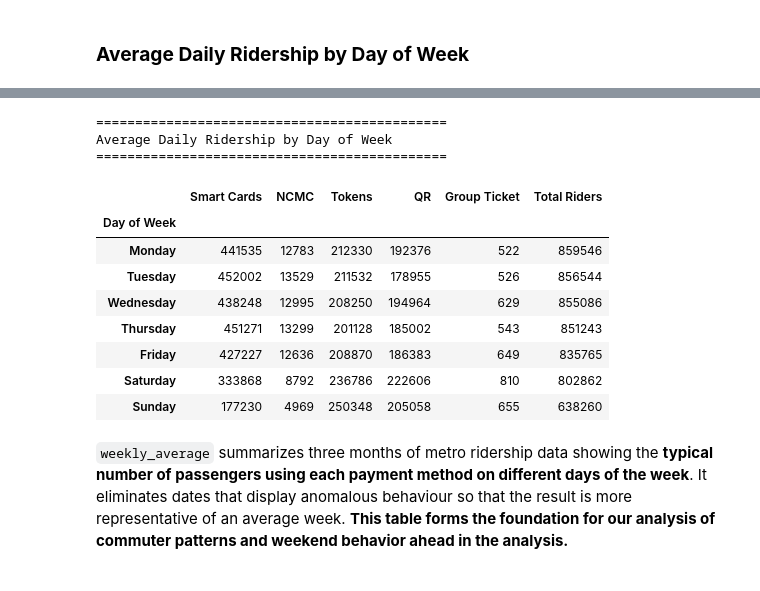
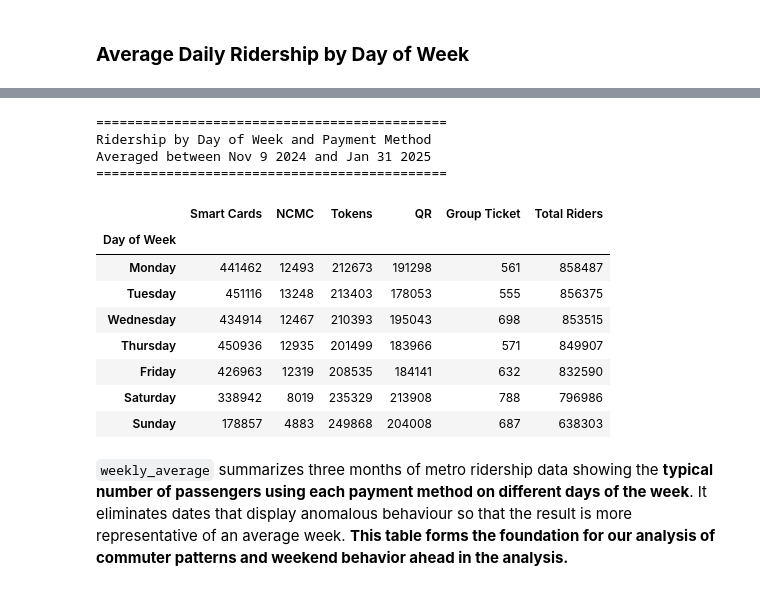
Before and after one commit to thecont1/namma-metro-ridership-tracker, a Jupyter notebook: ridership_3analysis.ipynb, the cells around one changed output, grey strips where cells are left out. Cells and saved outputs as stored; diff of their text form; code cells hidden in the pictures.

```diff
--- a/ridership_3analysis.ipynb
+++ b/ridership_3analysis.ipynb
@@ -386,9 +386,8 @@ Sunday       13
 Name: count, dtype: int64
 # %%
 # Configure parameters to calculate day of week averages
-number_of_days = 7*13
-end_date = pd.to_datetime('2025-02-08')
-start_date = max(end_date - pd.Timedelta(days=number_of_days-1), df['Record Date'].min())
+number_of_days = 7*12
+end_date = '2025-01-31'
 exclude_dates = ['2025-01-14', '2025-01-15', '2025-01-16', '2025-01-25']
 # %%
 # Average Daily Ridership by Day of Week: the weekly_average data
@@ -399,42 +398,47 @@ rename_map = {
     'Total QR': 'QR',
     'Day of Week_x': 'Day of Week'
 }
 payment_columns = ['Smart Cards', 'NCMC', 'Tokens', 'QR', 'Group Ticket']
 day_order = ['Monday', 'Tuesday', 'Wednesday', 'Thursday', 'Friday', 'Saturday', 'Sunday']
 
+end_date = pd.to_datetime(end_date)
+start_date = max(end_date - pd.Timedelta(days=number_of_days-1), df['Record Date'].min())
 mask = (df['Record Date'] >= start_date) & (df['Record Date'] <= end_date)
 if exclude_dates:
     exclude_dates = pd.to_datetime(exclude_dates)
     mask &= ~df['Record Date'].isin(exclude_dates)
 
 weekly_average = (df[mask]
                  .rename(columns=rename_map)
                  .groupby('Day of Week')[payment_columns]
                  .mean()
                  .reindex(day_order))
 weekly_average = weekly_average.apply(
     lambda x: pd.to_numeric(x.fillna(0), errors='coerce')
     .round()
     .astype('Int64'))
 weekly_average['Total Riders'] = weekly_average.sum(axis=1)
 
+neat_date = lambda d: d.strftime('%b %d %Y').lstrip('0').replace(' 0', ' ')
 print("=" * 45)
-print("Average Daily Ridership by Day of Week")
+print("Ridership by Day of Week and Payment Method")
+print(f"Averaged between {neat_date(start_date)} and {neat_date(end_date)}")
 print("=" * 45)
 display(weekly_average)
 # %% [output]
 =============================================
-Average Daily Ridership by Day of Week
+Ridership by Day of Week and Payment Method
+Averaged between Nov 9 2024 and Jan 31 2025
 =============================================
 |  | Smart Cards | NCMC | Tokens | QR | Group Ticket | Total Riders |
 | Day of Week |  |  |  |  |  |  |
-| Monday | 441535 | 12783 | 212330 | 192376 | 522 | 859546 |
-| Tuesday | 452002 | 13529 | 211532 | 178955 | 526 | 856544 |
-| Wednesday | 438248 | 12995 | 208250 | 194964 | 629 | 855086 |
-| Thursday | 451271 | 13299 | 201128 | 185002 | 543 | 851243 |
-| Friday | 427227 | 12636 | 208870 | 186383 | 649 | 835765 |
-| Saturday | 333868 | 8792 | 236786 | 222606 | 810 | 802862 |
-| Sunday | 177230 | 4969 | 250348 | 205058 | 655 | 638260 |
+| Monday | 441462 | 12493 | 212673 | 191298 | 561 | 858487 |
+| Tuesday | 451116 | 13248 | 213403 | 178053 | 555 | 856375 |
+| Wednesday | 434914 | 12467 | 210393 | 195043 | 698 | 853515 |
+| Thursday | 450936 | 12935 | 201499 | 183966 | 571 | 849907 |
+| Friday | 426963 | 12319 | 208535 | 184141 | 632 | 832590 |
+| Saturday | 338942 | 8019 | 235329 | 213908 | 788 | 796986 |
+| Sunday | 178857 | 4883 | 249868 | 204008 | 687 | 638303 |
 # %% [markdown]
 `weekly_average` summarizes three months of metro ridership data showing the **typical number of passengers using each payment method on different days of the week**. It eliminates dates that display anomalous behaviour so that the result is more representative of an average week. **This table forms the foundation for our analysis of commuter patterns and weekend behavior ahead in the analysis.**
 # %% [markdown]
```
Also changed, not shown: parts of 26 cells of this notebook, 1 other file.
